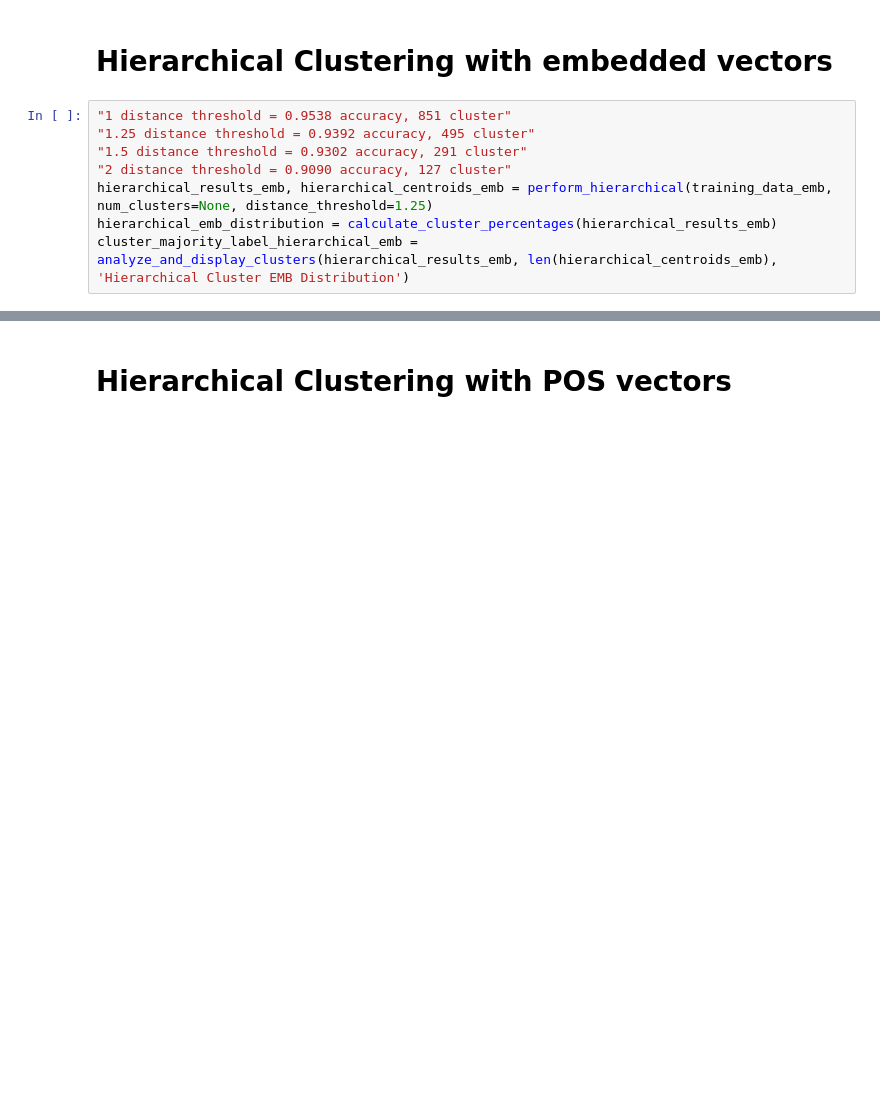
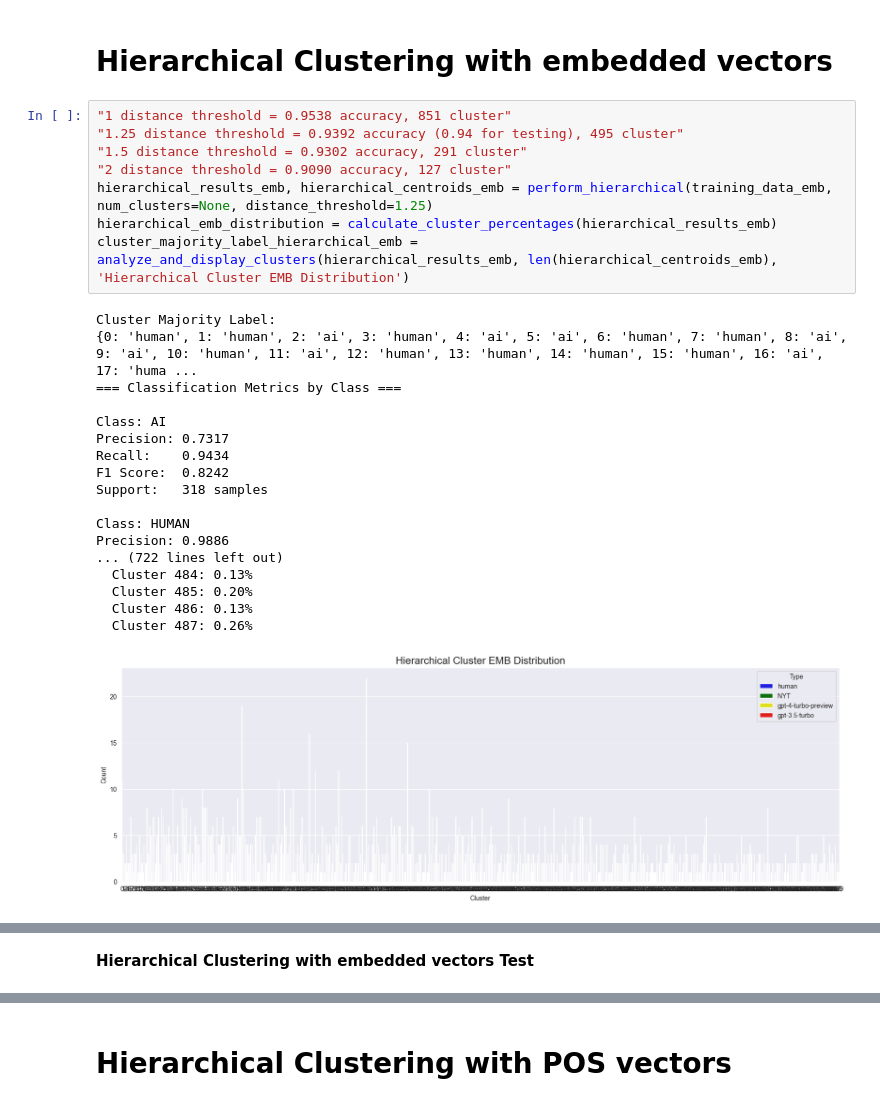
Before and after one commit to lilousicard/DetectingAI_Text, a Jupyter notebook: src/Machine_Learning/official_experiment.ipynb, the cells around one changed output, grey strips where cells are left out. Saved outputs shown, nothing was run; the diff lists cells and outputs as text; blank space fills up the shorter version.

Commit message:
implemented and tested hierarchical clustering. Implemented order ml functions

```diff
--- a/src/Machine_Learning/official_experiment.ipynb
+++ b/src/Machine_Learning/official_experiment.ipynb
@@ -388,9 +495,28 @@ analyze_and_display_clusters(labeled_data_pos, kmeans_pos.n_clusters, 'KMeans Cl
 # Hierarchical Clustering with embedded vectors
 # %%
 "1 distance threshold = 0.9538 accuracy, 851 cluster"
-"1.25 distance threshold = 0.9392 accuracy, 495 cluster"
+"1.25 distance threshold = 0.9392 accuracy (0.94 for testing), 495 cluster"
 "1.5 distance threshold = 0.9302 accuracy, 291 cluster"
 "2 distance threshold = 0.9090 accuracy, 127 cluster"
 hierarchical_results_emb, hierarchical_centroids_emb = perform_hierarchical(training_data_emb, num_clusters=None, distance_threshold=1.25)
 hierarchical_emb_distribution = calculate_cluster_percentages(hierarchical_results_emb)
 cluster_majority_label_hierarchical_emb = analyze_and_display_clusters(hierarchical_results_emb, len(hierarchical_centroids_emb), 'Hierarchical Cluster EMB Distribution')
+# %% [output]
+Cluster Majority Label:
+{0: 'human', 1: 'human', 2: 'ai', 3: 'human', 4: 'ai', 5: 'ai', 6: 'human', 7: 'human', 8: 'ai', 9: 'ai', 10: 'human', 11: 'ai', 12: 'human', 13: 'human', 14: 'human', 15: 'human', 16: 'ai', 17: 'huma ...
+=== Classification Metrics by Class ===
+
+Class: AI
+Precision: 0.7317
+Recall:    0.9434
+F1 Score:  0.8242
+Support:   318 samples
+
+Class: HUMAN
+Precision: 0.9886
+... (722 lines left out)
+  Cluster 484: 0.13%
+  Cluster 485: 0.20%
+  Cluster 486: 0.13%
+  Cluster 487: 0.26%
+[figure, added]
@@ -397,3 +524,5 @@ cluster_majority_label_hierarchical_emb = analyze_and_display_clusters(hierarchi
+# %% [markdown]
+**Hierarchical Clustering with embedded vectors Test**
 # %%
 from src.Machine_Learning.machine_learning import test_hierarchical
 
```
Also changed, not shown: parts of 15 cells of this notebook, 1 other file.
